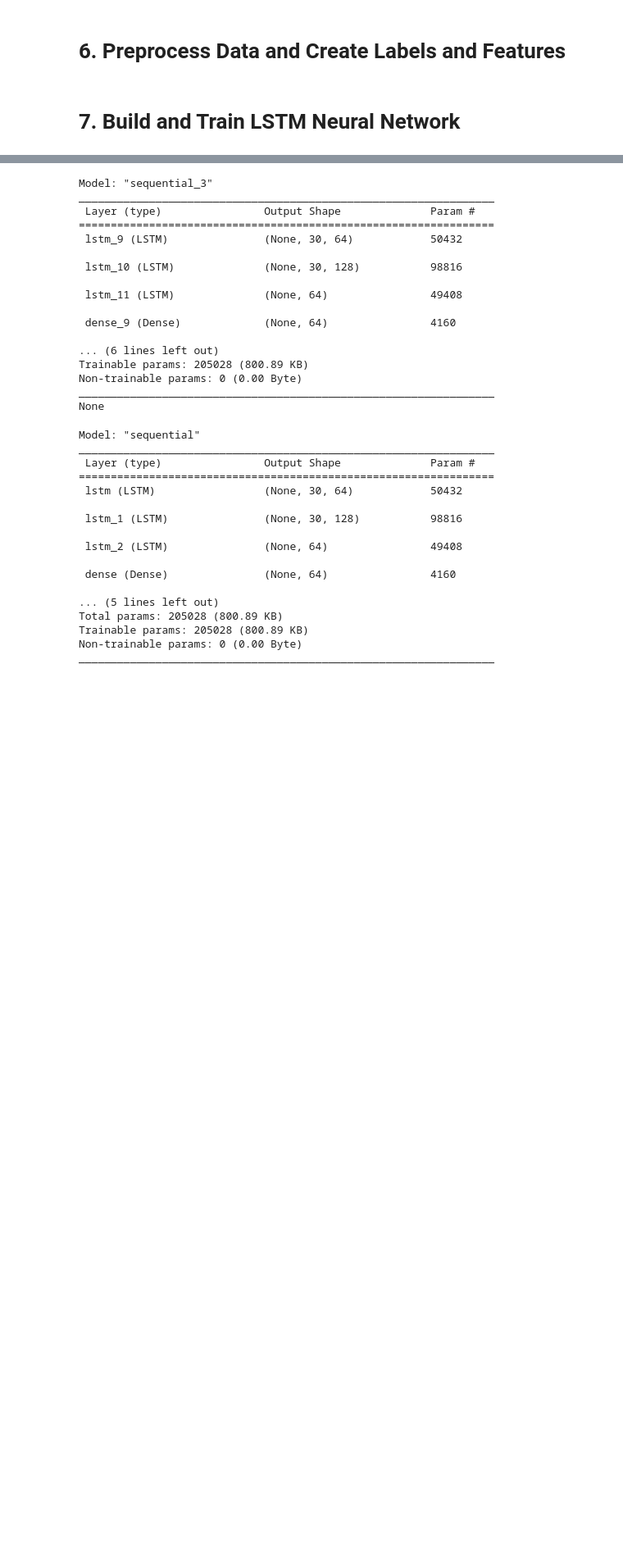
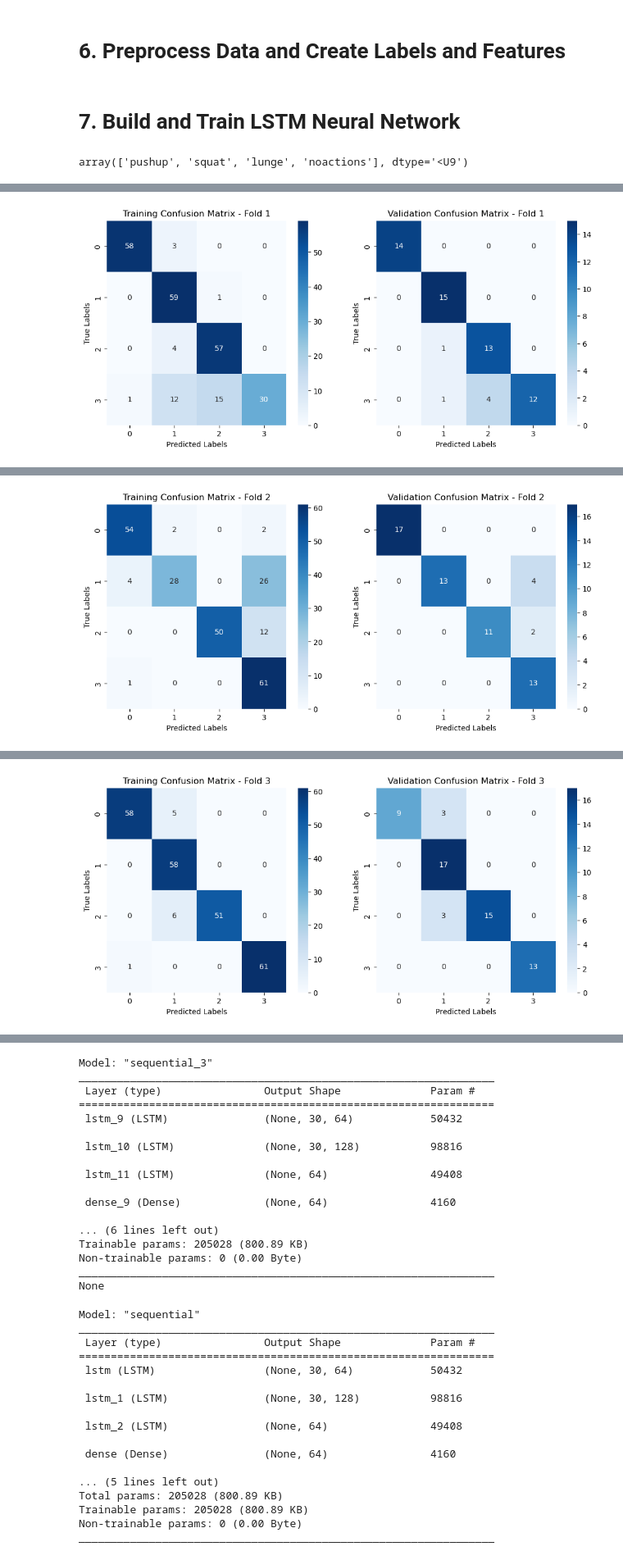
Before and after one commit to bigbaliboy/FormFit, a Jupyter notebook: Action Detection Refined.ipynb, the cells around one changed output, grey strips where cells are left out. Shown at 82% size. Saved outputs shown, nothing was run; the diff lists cells and outputs as text; code cells hidden in the pictures; blank space fills up the shorter version.

```diff
--- a/Action Detection Refined.ipynb
+++ b/Action Detection Refined.ipynb
@@ -235,5 +235,5 @@ with mp_holistic.Holistic(min_detection_confidence=0.5, min_tracking_confidence=
 # %%
-# label_map = {label:num for num, label in enumerate(actions)}
+label_map = {label:num for num, label in enumerate(actions)}
 # %%
 # label_map
 # %%
@@ -351,10 +351,16 @@ absl.logging.set_verbosity(absl.logging.ERROR)
 # model.add(Dense(actions.shape[0], activation='softmax'))
 # %%
 # #trying nicholas
-# X = np.array(sequences)
-# y = to_categorical(labels).astype(int)
+X = np.array(sequences)
+y = to_categorical(labels).astype(int)
 # %%
 # X_train, X_test, y_train, y_test = train_test_split(X, y, test_size=0.1)
 # %%
-# log_dir = os.path.join('Logs')
-# tb_callback = TensorBoard(log_dir=log_dir)
+log_dir = os.path.join('Logs')
+tb_callback = TensorBoard(log_dir=log_dir)
+# %%
+from sklearn.model_selection import KFold
+kfold = KFold(n_splits=5, shuffle=True, random_state=42)
+actions
+# %% [output]
+array(['pushup', 'squat', 'lunge', 'noactions'], dtype='<U9')
@@ -360,0 +371,60 @@ absl.logging.set_verbosity(absl.logging.ERROR)
+# %%
+fold_no = 1
+for train, test in kfold.split(X, y):
+    # Define the LSTM model architecture within the loop
+    lstm = Sequential()
+    lstm.add(LSTM(64, return_sequences=True, activation='relu', input_shape=(30, 132)))
+    lstm.add(LSTM(128, return_sequences=True, activation='relu'))
+    lstm.add(LSTM(64, return_sequences=False, activation='relu'))
+    lstm.add(Dense(64, activation='relu'))
+    lstm.add(Dense(32, activation='relu'))
+    lstm.add(Dense(actions.shape[0], activation='softmax'))
+
+    # Compile the model
+    lstm.compile(optimizer='adam', loss='categorical_crossentropy', metrics=['categorical_accuracy'])
+
+    # Train the model
+    print(f'Training for fold {fold_no} ...')
+    history = lstm.fit(X[train], y[train],
+                       validation_data=(X[test], y[test]),
+                       epochs=20,  callbacks=[tb_callback])  # Adjust the number of epochs as needed
+
+    # Collect predictions for the training set
+    train_predictions = lstm.predict(X[train])
+    train_true = y[train]
+
+    # Convert one-hot encoded matrices to integer labels
+    train_predictions = np.argmax(train_predictions, axis=1)
+    train_true = np.argmax(train_true, axis=1)
+
+    # Compute the confusion matrix for the training set
+    train_conf_matrix = confusion_matrix(train_true, train_predictions)
+
+    # Collect predictions for the validation set
+    val_predictions = lstm.predict(X[test])
+    val_true = y[test]
+
+    # Convert one-hot encoded matrices to integer labels
+    val_predictions = np.argmax(val_predictions, axis=1)
+    val_true = np.argmax(val_true, axis=1)
+
+    # Compute the confusion matrix for the validation set
+    val_conf_matrix = confusion_matrix(val_true, val_predictions)
+
+    # Plotting the confusion matrices
+    fig, ax = plt.subplots(1, 2, figsize=(12, 5))
+    sns.heatmap(train_conf_matrix, annot=True, fmt='d', cmap='Blues', ax=ax[0])
+    ax[0].set_title(f'Training Confusion Matrix - Fold {fold_no}')
+    ax[0].set_xlabel('Predicted Labels')
+    ax[0].set_ylabel('True Labels')
+
+    sns.heatmap(val_conf_matrix, annot=True, fmt='d', cmap='Blues', ax=ax[1])
+    ax[1].set_title(f'Validation Confusion Matrix - Fold {fold_no}')
+    ax[1].set_xlabel('Predicted Labels')
+    ax[1].set_ylabel('True Labels')
+
+    plt.show()
+
+    # Increase the fold number
+    fold_no += 1
+# %% [output]
@@ -360,0 +448 @@ absl.logging.set_verbosity(absl.logging.ERROR)
+[figure, added]
@@ -360,0 +466 @@ absl.logging.set_verbosity(absl.logging.ERROR)
+[figure, added]
@@ -360,0 +484 @@ absl.logging.set_verbosity(absl.logging.ERROR)
+[figure, added]
```
Also changed, not shown: parts of 8 cells of this notebook, 25 other files.
